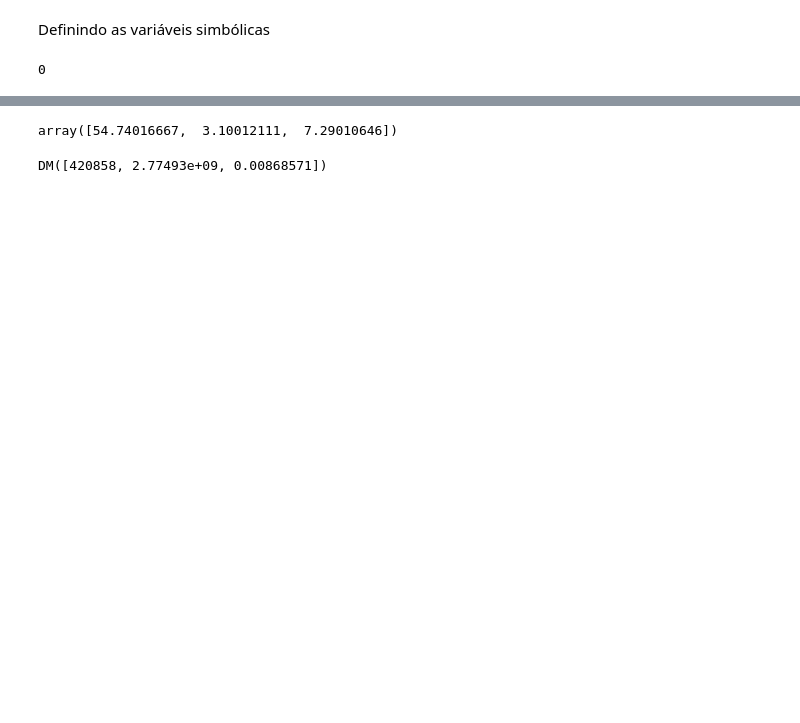
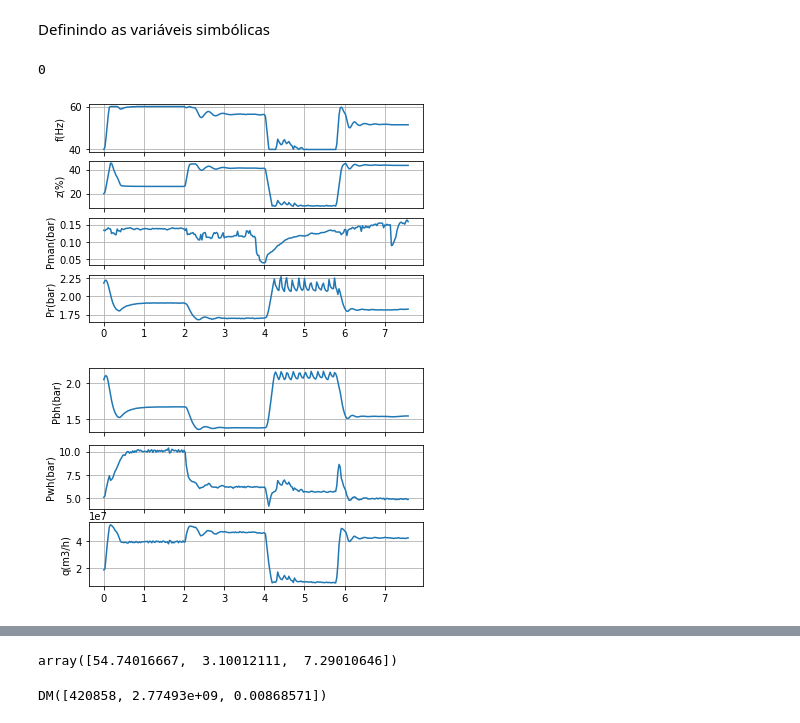
Before and after one commit to tanielfranklin/BCS, a Jupyter notebook: LEA_model/sim _main.ipynb, the cells around one changed output, grey strips where cells are left out. Saved outputs shown, nothing was run; the diff lists cells and outputs as text; code cells hidden in the pictures; blank space fills up the shorter version.

```diff
--- a/LEA_model/sim _main.ipynb
+++ b/LEA_model/sim _main.ipynb
@@ -11,31 +11,35 @@ Definindo as variáveis simbólicas
 # %%
 
 # =========================================================================
 #  Define as entradas do BCS LEA
 # =========================================================================
 #freq = Cexp.referencia_frequencia_inversor(1:nsim)*0.1;                   % [Hz] frequencia de operacao
 intervalo=np.array([int(1.5*3600),int(2.5*3600)])
 intervalo=np.array([int(0*3600),int(7.6*3600)])
-LEA=dados_exp_LEA("/home/taniel/Desktop/Projetos_Deep/BCS/Simulador_BCS_LEA/Dados_BCSLEA_20210818.mat",intervalo)
+LEA=dados_exp_LEA("./dados_experimentais/Dados_BCSLEA_20210818.mat",intervalo)
 #Perturbações#######################################
 pman=LEA['pressao_manifold_coriolis']*1e5
 pres=LEA['pressao_reservatorio']*1e5
 #Estados############################################
 q=LEA['vazao']
 pbh=LEA['pressao_fundo']
 pwh=LEA['pressao_choke']
 #Entradas exógenas manipuladas######################
 zc = LEA['valvula_pneumatica_topo']#[0:nsim]
 fk = LEA['referencia_frequencia_inversor']#[0:nsim]
 #Valores iniciais####################################
 pm_0=pman[0]
 pr_0=pres[0]
-u_0=np.array([fk[0],zc[0],pm_0,pr_0])
+u_0=np.array([fk[0],zc[0],pm_0,pr_0]) #entrada inicial
+u_exp=np.array([fk,zc,pman*1e5,pres*1e5])#entradas experimentais
 x_0=np.array([pbh[0]*1e5,pwh[0]*1e5,q[0]/3600])
 #####################################################
 nsim=LEA['tempo']+1
 ts=LEA['Ts']
 tempo_hora = np.arange(0,nsim*ts,ts)/3600
-plot_exogenous(tempo_hora,[fk,zc,pman,pres])
+ex_plot=plot_exogenous(tempo_hora,[fk,zc,pman,pres])
+ex_states=plot_states(tempo_hora,[pbh*1e5,pwh*1e5,q*3600])
 # %% [output]
 0
+[figure, added]
+[figure, added]
```
Also changed, not shown: parts of 19 cells of this notebook, 2 other files.
